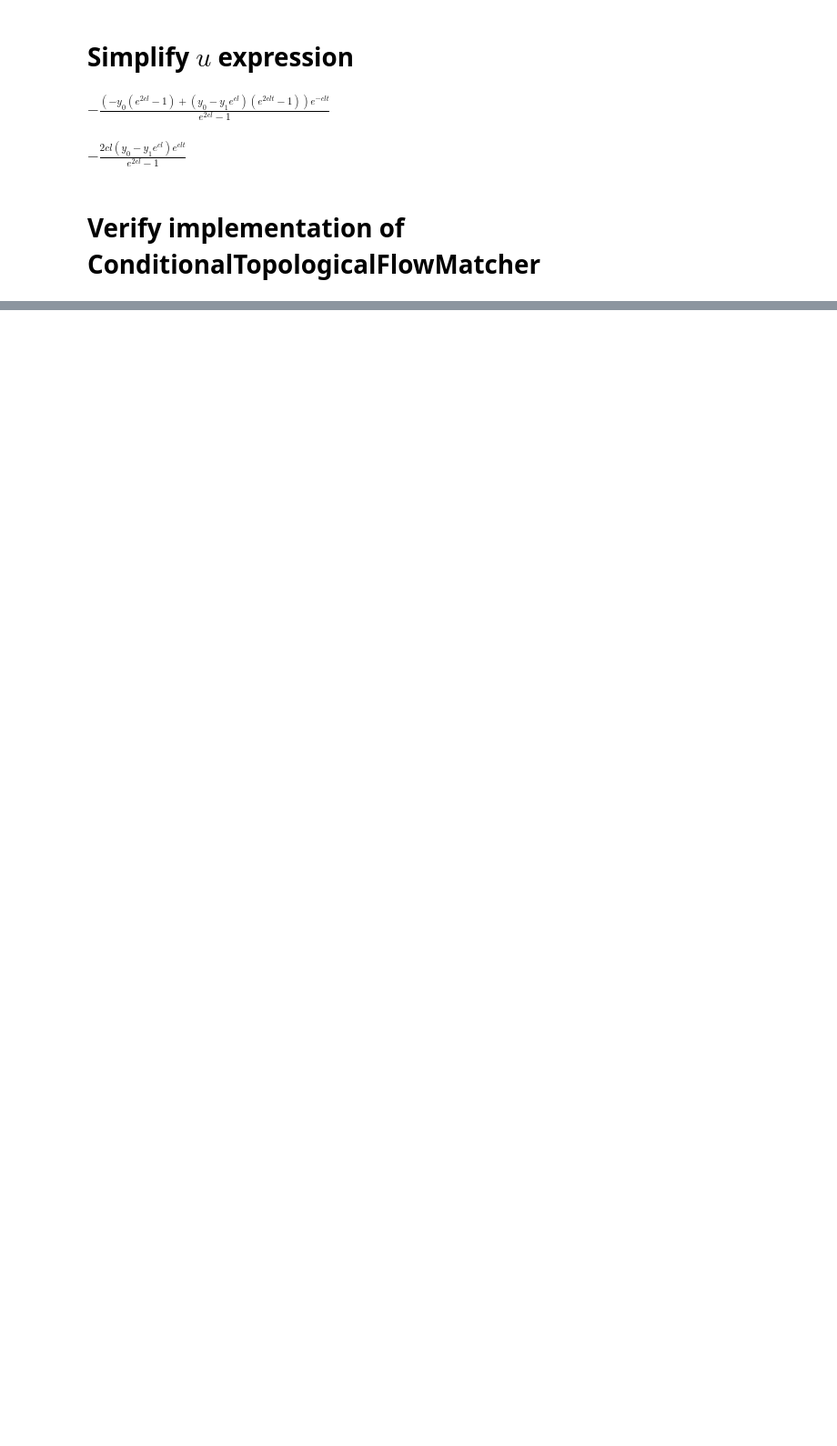
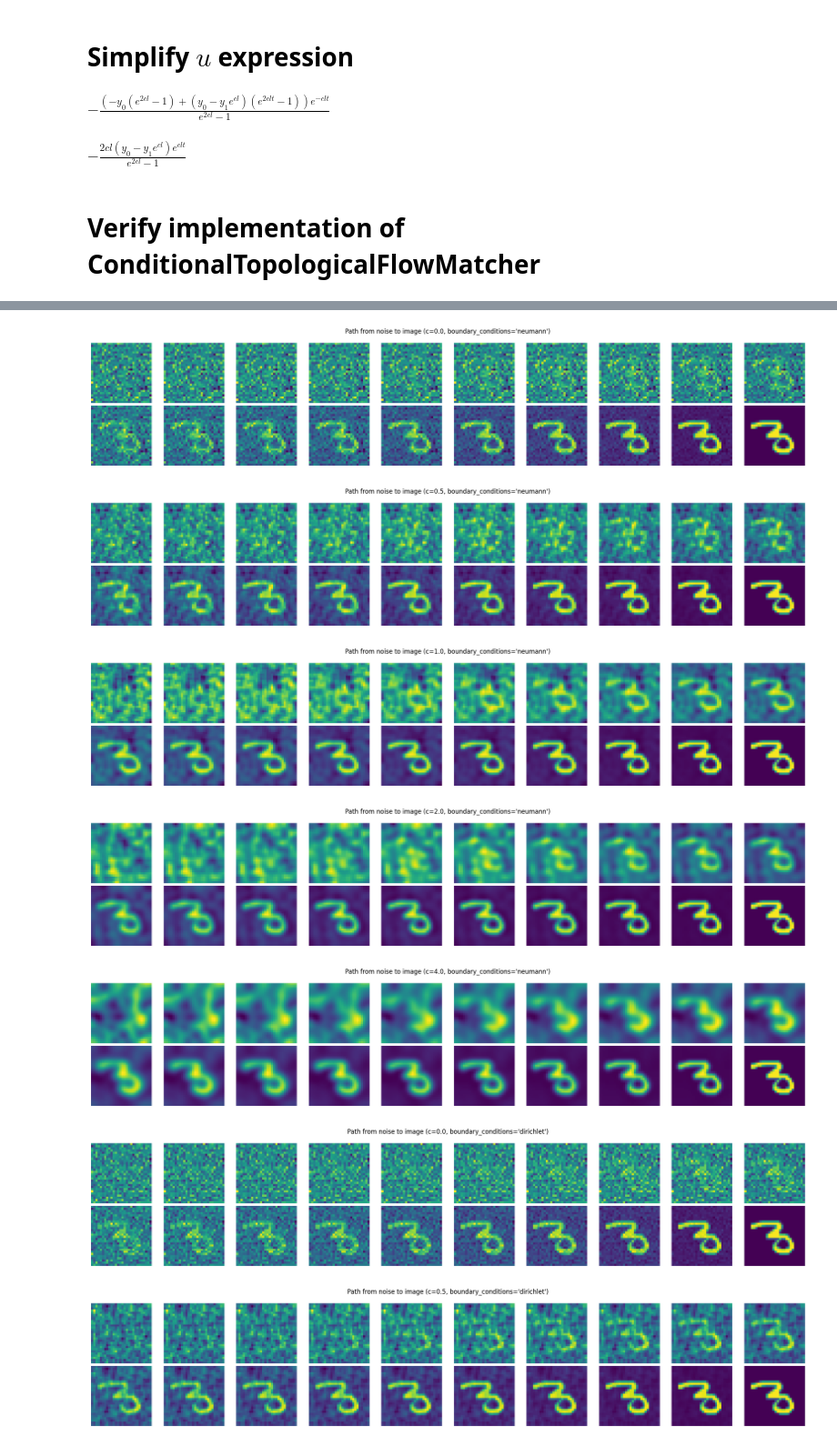
Before and after one commit to KacperWyrwal/topological-conditional-flow-matching, a Jupyter notebook: examples/images/images_as_cochains_on_a_grid.ipynb, the cells around one changed output, grey strips where cells are left out. Shown at 91% size. Drawn from its saved outputs; the diff is of its cells as text; code cells hidden in the pictures; blank space fills up the shorter version.

```diff
--- a/examples/images/images_as_cochains_on_a_grid.ipynb
+++ b/examples/images/images_as_cochains_on_a_grid.ipynb
@@ -209,0 +219,47 @@ plt.tight_layout()
+# %%
+for boundary_conditions in ['neumann', 'dirichlet']:
+    for c in [0.0, 0.5, 1.0, 2.0, 4.0]:
+        eigvecs, eigvals = grid_laplacian_eigenpairs((28, 28), boundary_conditions=boundary_conditions)
+        ft = NaiveGridFourierTransform((28, 28), eigvecs)
+        cfm = ConditionalTopologicalFlowMatcher(c=c, eigenvalues=eigvals, eigenvectors=eigvecs, fourier_transform=ft)
+        p0 = build_p0('gp', eigvals, eigvecs, c, (28, 28))
+
+        idx = 30
+        x0 = p0.sample()
+        x1 = trainset[idx][0][0]
+        t = torch.linspace(0.0, 1.0, 1000)
+
+        # spectral computations
+        y0 = ft.transform(x0)
+        y1 = ft.transform(x1)
+        yt = cfm._bridge_m(y0, y1, t)
+        bt = cfm._b(yt, t)
+        ut = cfm._bridge_u(y0, y1, t, yt)
+        dyt = bt + ut
+
+        xt, dxt = cfm.ft.inverse_transform(yt), cfm.ft.inverse_transform(dyt)
+
+        xt_pred = euler_method(x0, dxt, t)
+        error = torch.norm(xt - xt_pred, dim=-1)
+
+        # Plot
+        num_steps = 20
+        nrows = 2
+        ncols = num_steps // nrows
+        fig, axs = plt.subplots(nrows, ncols, figsize=(20, 4))
+        axs = axs.flatten()
+        for i in range(num_steps):
+            time_idx = i * (len(t) - 1) // (num_steps - 1)
+            axs[i].imshow(xt[time_idx].reshape(28, 28))
+            axs[i].axis('off')
+        plt.suptitle(f'Path from noise to image ({c=}, {boundary_conditions=})')
+        plt.tight_layout()
+        plt.show()
+# %% [output]
+[figure, added]
+[figure, added]
+[figure, added]
+[figure, added]
+[figure, added]
+[figure, added]
+[figure, added]
```
Also changed, not shown: parts of 11 cells of this notebook, 7 other files.
